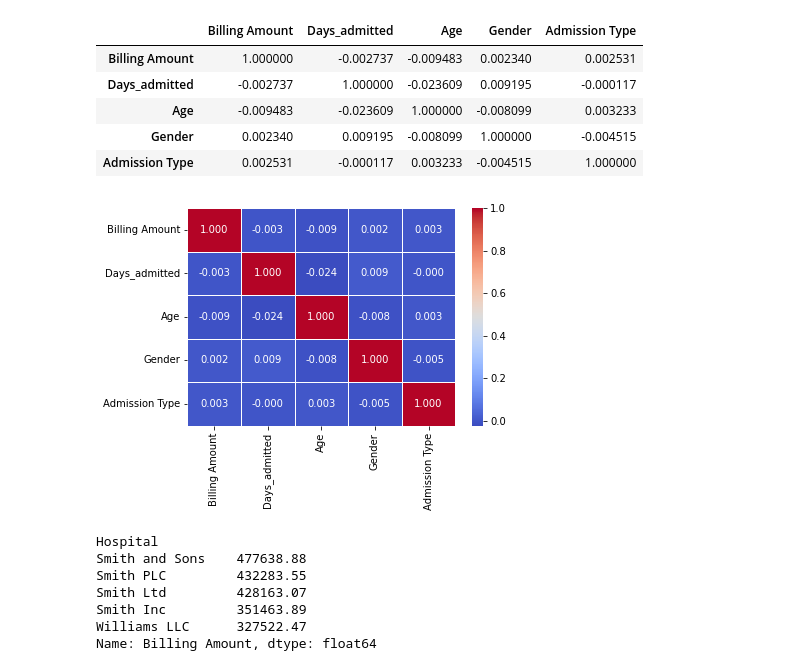
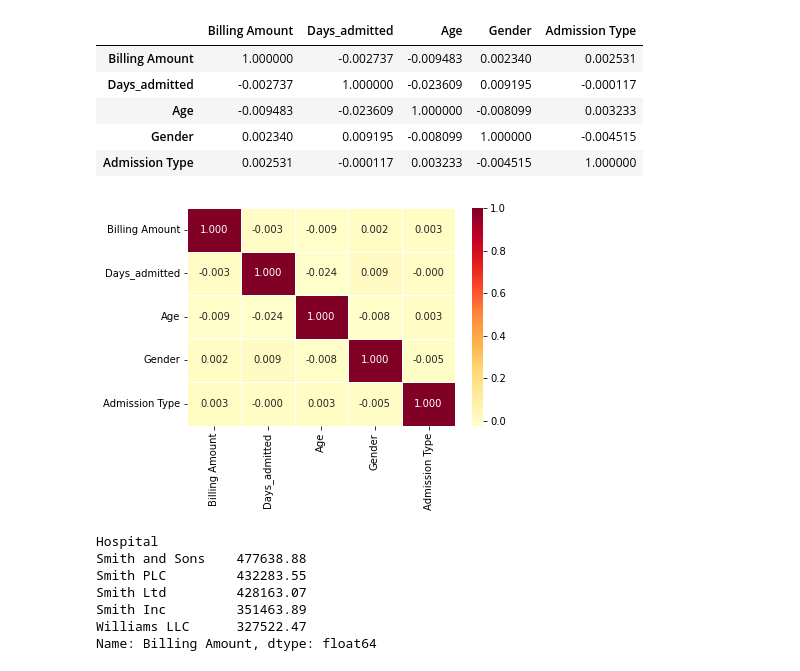
Before and after one commit to RajosreeDas/Healthcare-Data-Analysis, a Jupyter notebook: healthcare.ipynb, the cells around one changed output. Saved outputs shown, nothing was run; the diff lists cells and outputs as text; code cells hidden in the pictures.

```diff
--- a/healthcare.ipynb
+++ b/healthcare.ipynb
@@ -282,10 +293,10 @@ corr_mat
 | Admission Type | 0.002531 | -0.000117 | 0.003233 | -0.004515 | 1.000000 |
 # %%
 plt.figure(14.6)
-sns.heatmap(corr_mat, annot=True, cmap='coolwarm', fmt= '.3f', linewidths=0.5)
+sns.heatmap(corr_mat, annot=True, cmap='YlOrRd', fmt= '.3f', linewidths=0.5)
 plt.show()
 # %% [output]
-[figure, old version]
+[figure, new version]
 # %%
 #top 10 hosipitals per billing amount
 top_5_hosp = df.groupby(['Hospital'])['Billing Amount'].sum().sort_values(ascending=False)[:5]
```
Also changed, not shown: parts of 14 cells of this notebook.
